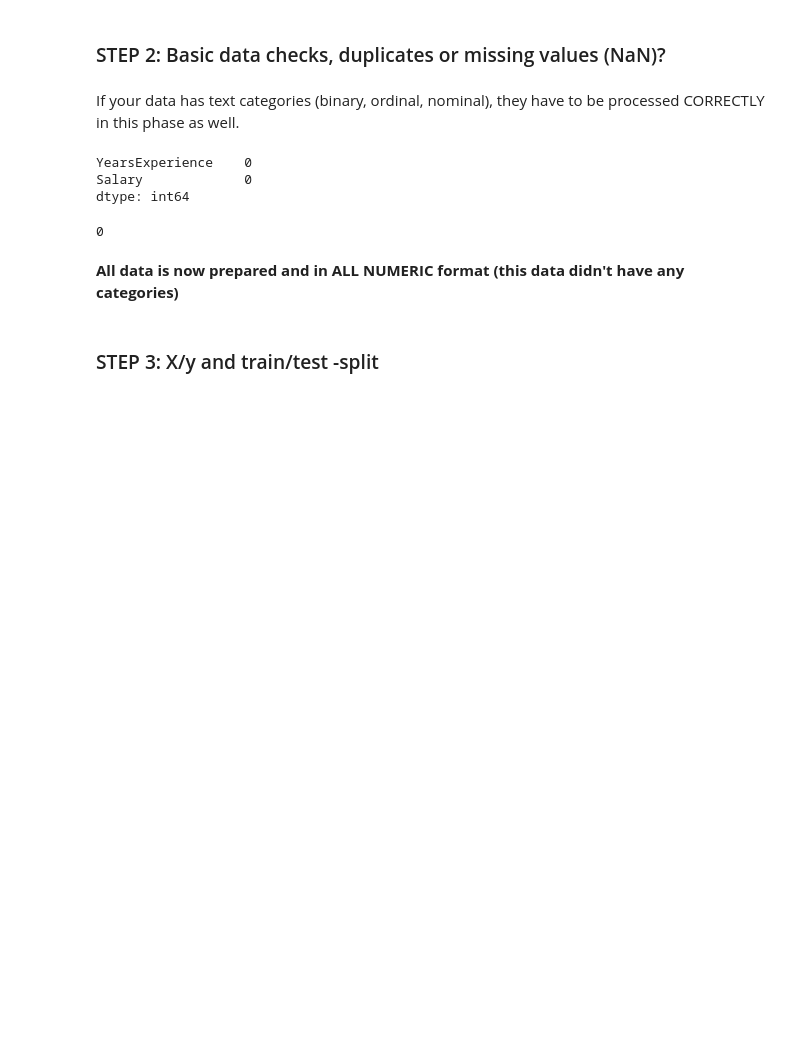
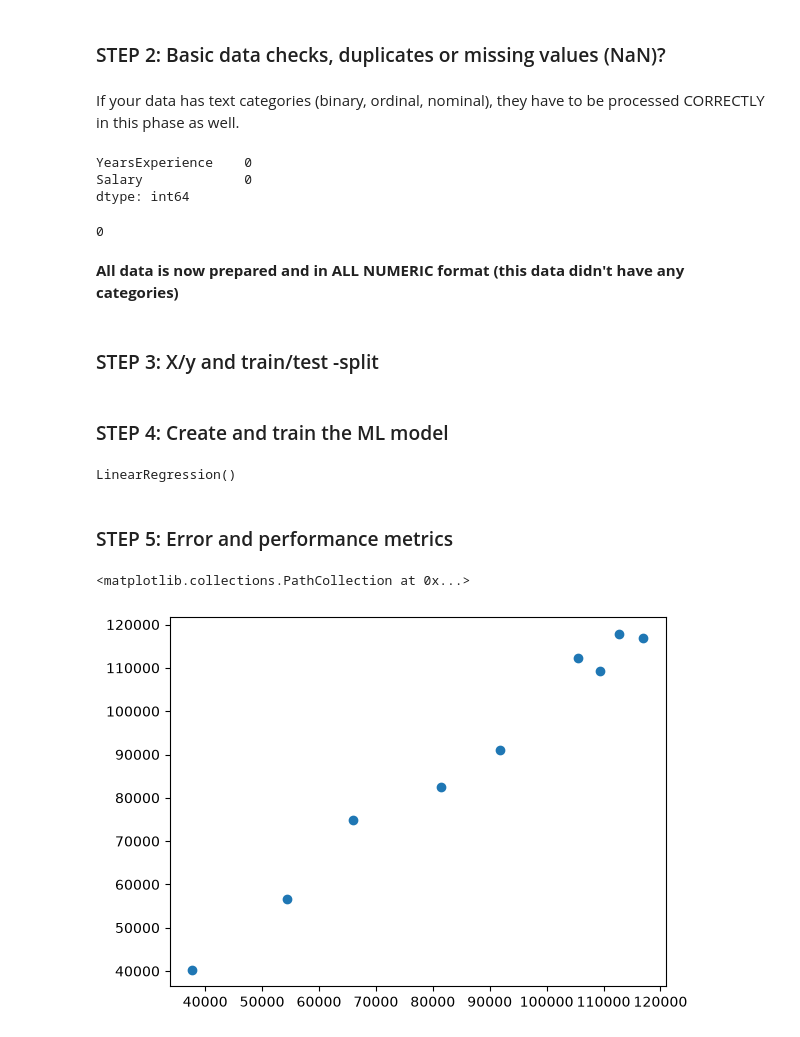
Before and after one commit to tuomasvaltanenLUAS/MLMethods2026Autumn, a Jupyter notebook: lecture2_linearregression_examples/linearregression_example1.ipynb, the cells around one changed output. Drawn from its saved outputs; the diff is of its cells as text; code cells hidden in the pictures; blank space fills up the shorter version.

Commit message:
First example finalized.

```diff
--- a/lecture2_linearregression_examples/linearregression_example1.ipynb
+++ b/lecture2_linearregression_examples/linearregression_example1.ipynb
@@ -55,3 +55,46 @@ int(df.duplicated().sum())
 **All data is now prepared and in ALL NUMERIC format (this data didn't have any categories)**
 # %% [markdown]
 ### STEP 3: X/y and train/test -split
+# %%
+# first step, we split our data into SUPPORT variables and the TARGET variable
+# X => support variables, y => target variable
+
+# X => list of support variables that the model uses
+# while predicting the target variable with the model
+X = df[['YearsExperience']]
+
+# our target variable y
+y = df['Salary']
+# %%
+# secondly, train/test -split with scikit-learn's helper function
+# 0.3 for testing => 30% of the data is reserved for testing purposes (used for metrics later)
+# and based on that => it's deduced that 70% will be in the training data
+
+# you can also define the random state, which is sometimes useful
+# if you want to "lock down" all the randomness in this part to get same results every time
+X_train, X_test, y_train, y_test = train_test_split(X, y, test_size=0.3, random_state=101)
+# %% [markdown]
+### STEP 4: Create and train the ML model
+# %%
+model = LinearRegression()
+model.fit(X_train, y_train)
+# %% [output]
+LinearRegression()
+# %% [markdown]
+### STEP 5: Error and performance metrics
+# %%
+# we need to create test predictions based on our earlier reserved test dataset
+# this data has never been seen by the model by now
+predictions = model.predict(X_test)
+# %%
+# let's plot how far the predictions are from the real target values (y)
+# in the test dataset
+
+# if the values follow a diagonal line (from bottom left to top right)
+# => we have good predictions with the model
+# we basically compare the predicted values to the actual true values
+# and compare the differences
+plt.scatter(y_test, predictions)
+# %% [output]
+<matplotlib.collections.PathCollection at 0x...>
+[figure, added]
```
Also changed, not shown: parts of 7 cells of this notebook.
